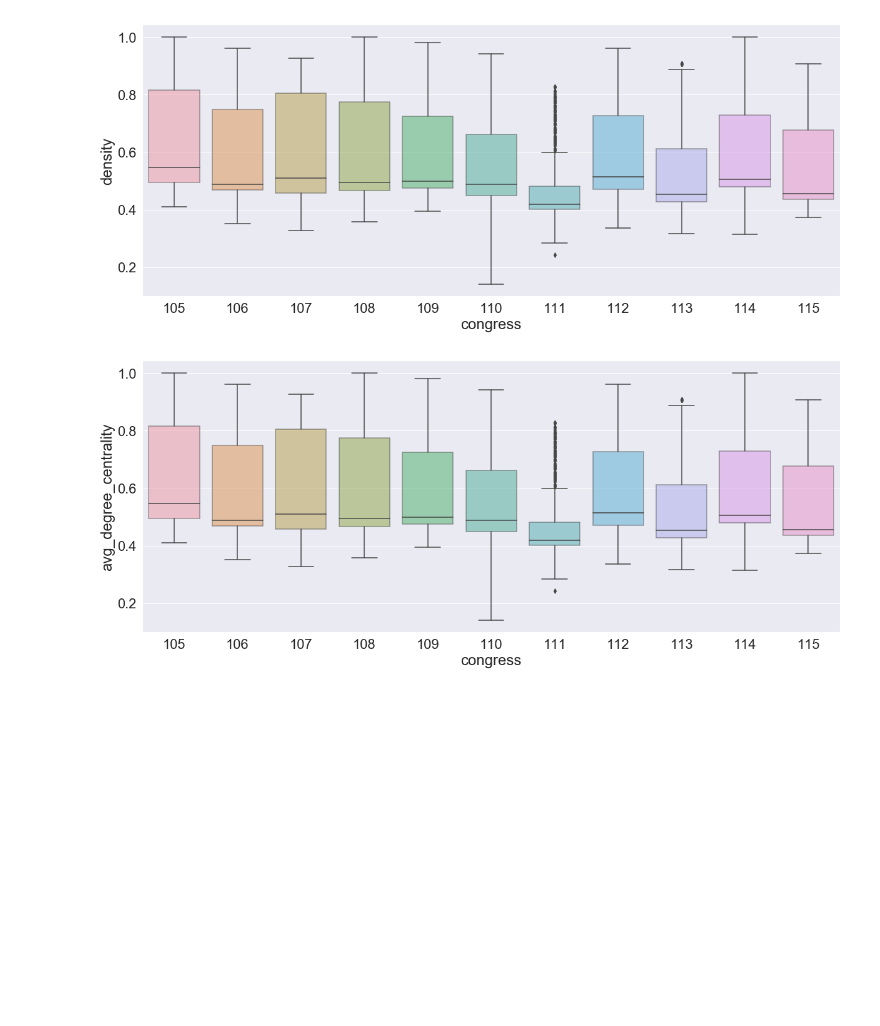
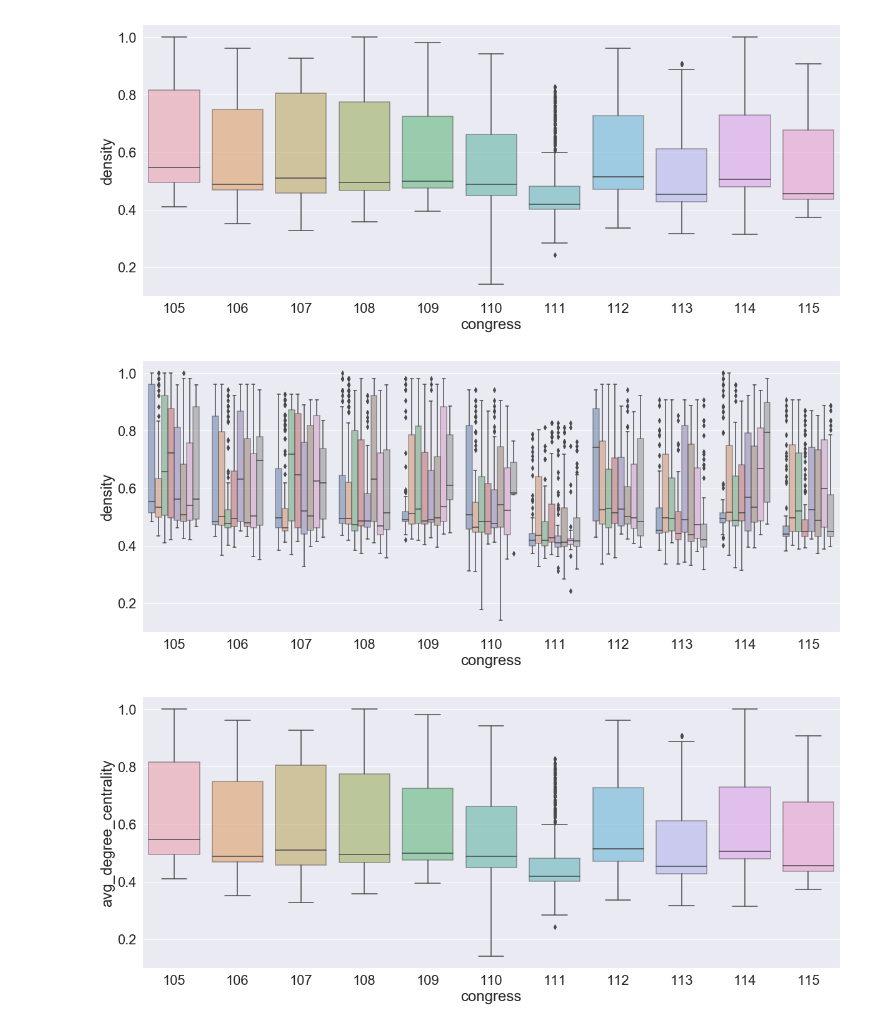
Before and after one commit to roman-bachmann/US-Senators, a Jupyter notebook: notebooks/analysis-historical-adjacency.ipynb, the cells around one changed output. Cells and saved outputs as stored; diff of their text form; code cells hidden in the pictures; blank space fills up the shorter version.

```diff
--- a/notebooks/analysis-historical-adjacency.ipynb
+++ b/notebooks/analysis-historical-adjacency.ipynb
@@ -98,6 +143,12 @@ plt.figure(figsize=(20, 8))
 ax = sns.boxplot(x='congress', y='density', data=df_metrics, boxprops=dict(alpha=.5))
 # %% [output]
 [figure]
+# %%
+plt.figure(figsize=(20, 8))
+ax = sns.boxplot(x='congress', y='density', hue='quarter', data=df_metrics, boxprops=dict(alpha=.5))
+ax.legend_.remove()
+# %% [output]
+[figure, added]
 # %%
 df_metrics['avg_degree_centrality'] = df_metrics['degree_centality'].apply(lambda x: np.mean(list(x.values())))
 
```
Also changed, not shown: parts of 12 cells of this notebook, 4 other files.
